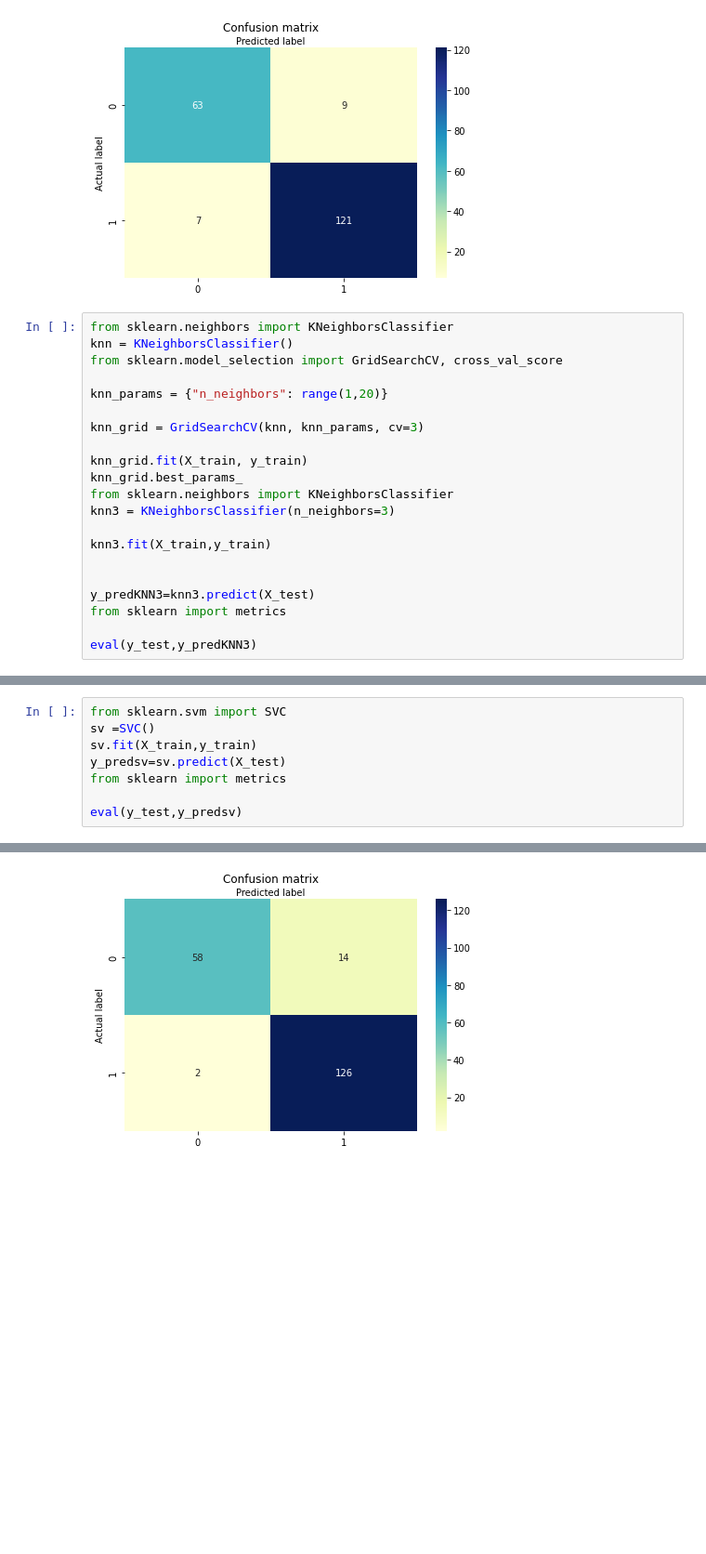
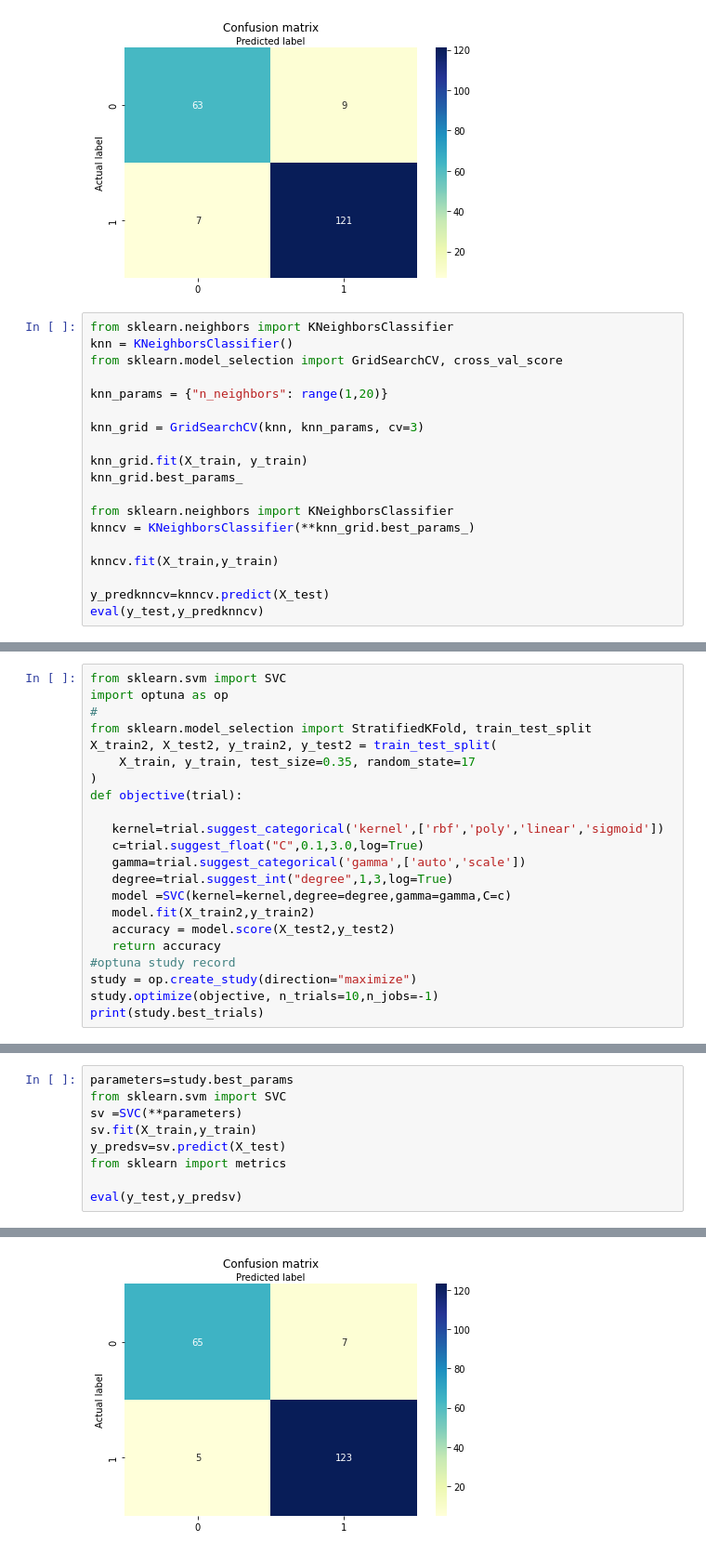
Before and after one commit to aimanova7831/Homework-1, a Jupyter notebook: Homework6.ipynb, the cells around one changed output, grey strips where cells are left out. Shown: that part at 93% size. Cells and saved outputs as stored; diff of their text form; blank space fills up the shorter version.

```diff
--- a/Homework6.ipynb
+++ b/Homework6.ipynb
@@ -207,14 +207,12 @@ knn_grid = GridSearchCV(knn, knn_params, cv=3)
 
 knn_grid.fit(X_train, y_train)
 knn_grid.best_params_
+
 from sklearn.neighbors import KNeighborsClassifier
-knn3 = KNeighborsClassifier(n_neighbors=3)
+knncv = KNeighborsClassifier(**knn_grid.best_params_)
 
-knn3.fit(X_train,y_train)
+knncv.fit(X_train,y_train)
 
-
-y_predKNN3=knn3.predict(X_test)
-from sklearn import metrics
-
-eval(y_test,y_predKNN3)
+y_predknncv=knncv.predict(X_test)
+eval(y_test,y_predknncv)
 # %% [output]
@@ -239,0 +256,22 @@ Recall: 0.953125
+# %%
+from sklearn.svm import SVC
+import optuna as op
+#
+from sklearn.model_selection import StratifiedKFold, train_test_split
+X_train2, X_test2, y_train2, y_test2 = train_test_split(
+    X_train, y_train, test_size=0.35, random_state=17
+)
+def objective(trial):
+
+   kernel=trial.suggest_categorical('kernel',['rbf','poly','linear','sigmoid'])
+   c=trial.suggest_float("C",0.1,3.0,log=True)
+   gamma=trial.suggest_categorical('gamma',['auto','scale'])
+   degree=trial.suggest_int("degree",1,3,log=True)
+   model =SVC(kernel=kernel,degree=degree,gamma=gamma,C=c)
+   model.fit(X_train2,y_train2)
+   accuracy = model.score(X_test2,y_test2)
+   return accuracy
+#optuna study record
+study = op.create_study(direction="maximize")
+study.optimize(objective, n_trials=10,n_jobs=-1)
+print(study.best_trials)
@@ -240,6 +295,7 @@ Recall: 0.953125
 # %%
+parameters=study.best_params
 from sklearn.svm import SVC
-sv =SVC()
+sv =SVC(**parameters)
 sv.fit(X_train,y_train)
 y_predsv=sv.predict(X_test)
 from sklearn import metrics
@@ -252 +308 @@ Recall: 0.984375
-[figure, old version]
+[figure, new version]
```
Also changed, not shown: parts of 6 cells of this notebook.
